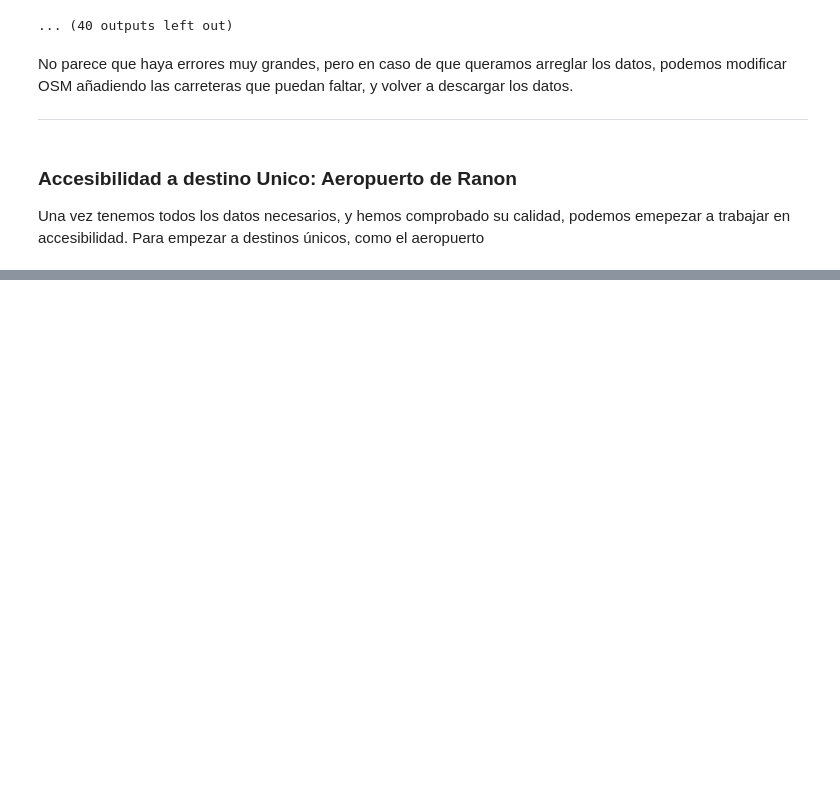
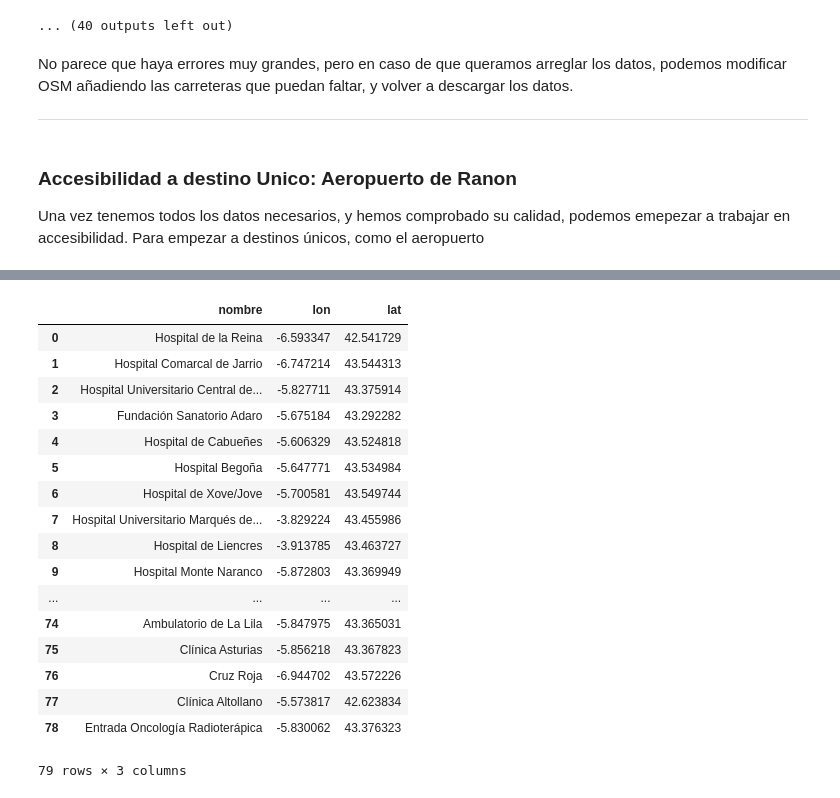
Before and after one commit to brunosan/Acesibilidad-rural-en-Asturias, a Jupyter notebook: Accesibilidad rural.ipynb, the cells around one changed output, grey strips where cells are left out. Cells and saved outputs as stored; diff of their text form; code cells hidden in the pictures; blank space fills up the shorter version.

```diff
--- a/Accesibilidad rural.ipynb
+++ b/Accesibilidad rural.ipynb
@@ -455,0 +466,31 @@ Tiene Sentido
+# %%
+import geopandas as gpd
+
+fname = "./data/hospitales.geojson"
+
+df = gpd.read_file(fname)
+
+df['lon']=df.geometry.centroid.x
+df['lat']=df.geometry.centroid.y
+df['nombre']=df['name'].fillna(df['name_2']) #El nombre esta inconsistentemente en dos campos
+hospitales=df[['nombre','lon','lat']]
+hospitales
+# %% [output]
+|  | nombre | lon | lat |
+| 0 | Hospital de la Reina | -6.593347 | 42.541729 |
+| 1 | Hospital Comarcal de Jarrio | -6.747214 | 43.544313 |
+| 2 | Hospital Universitario Central de... | -5.827711 | 43.375914 |
+| 3 | Fundación Sanatorio Adaro | -5.675184 | 43.292282 |
+| 4 | Hospital de Cabueñes | -5.606329 | 43.524818 |
+| 5 | Hospital Begoña | -5.647771 | 43.534984 |
+| 6 | Hospital de Xove/Jove | -5.700581 | 43.549744 |
+| 7 | Hospital Universitario Marqués de... | -3.829224 | 43.455986 |
+| 8 | Hospital de Liencres | -3.913785 | 43.463727 |
+| 9 | Hospital Monte Naranco | -5.872803 | 43.369949 |
+| ... | ... | ... | ... |
+| 74 | Ambulatorio de La Lila | -5.847975 | 43.365031 |
+| 75 | Clínica Asturias | -5.856218 | 43.367823 |
+| 76 | Cruz Roja | -6.944702 | 43.572226 |
+| 77 | Clínica Altollano | -5.573817 | 42.623834 |
+| 78 | Entrada Oncología Radioterápica | -5.830062 | 43.376323 |
+79 rows × 3 columns
```
Also changed, not shown: parts of 25 cells of this notebook.
